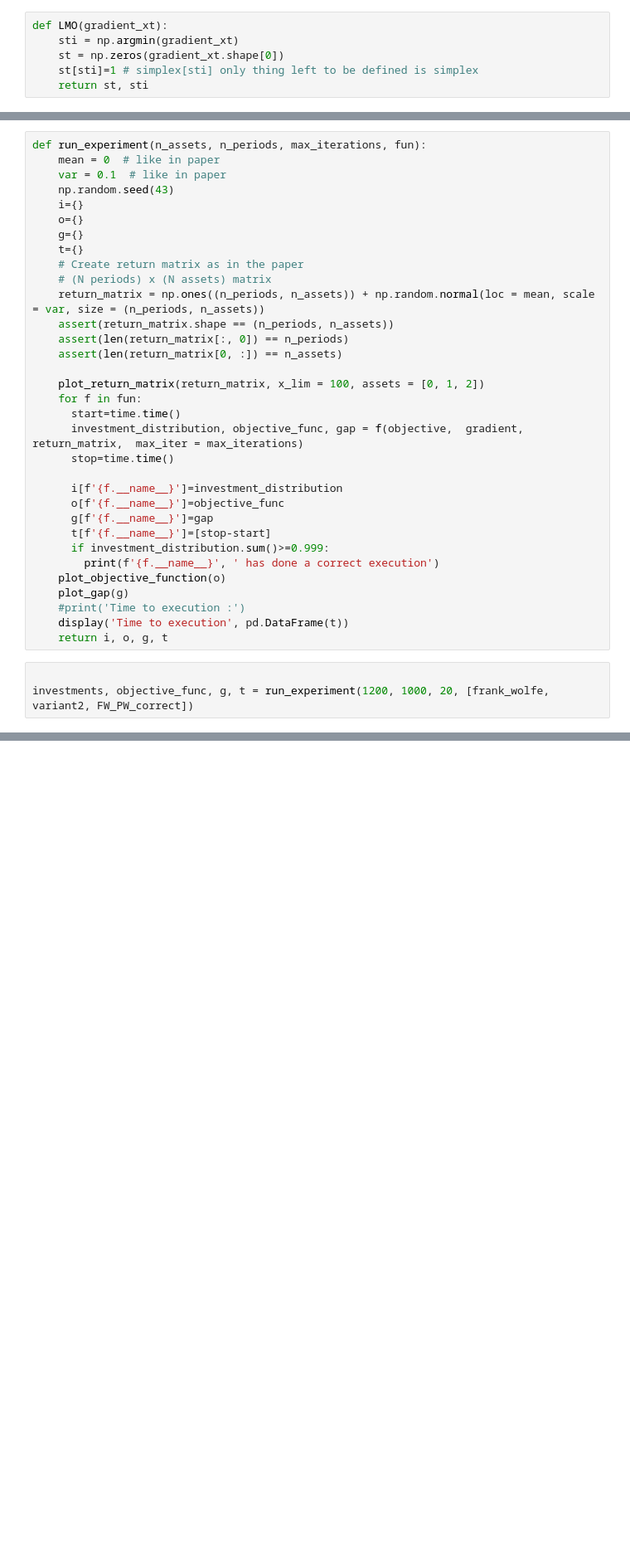
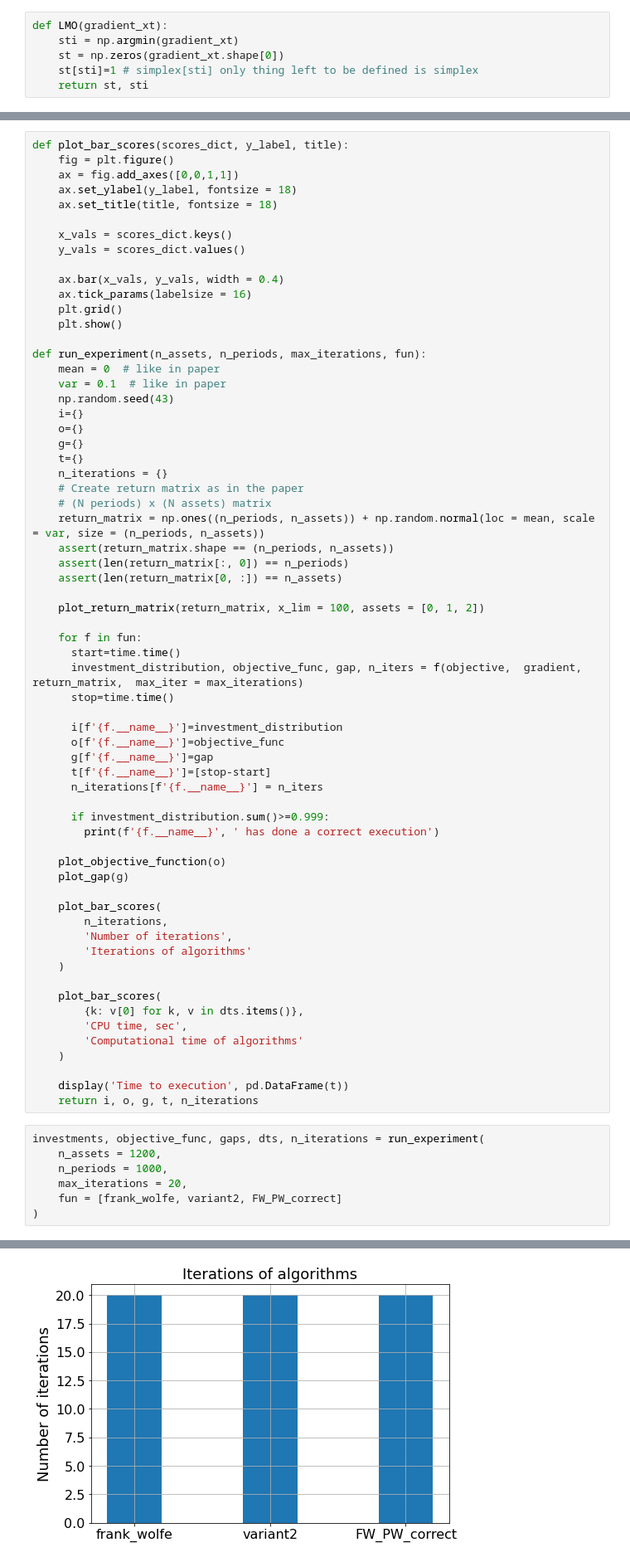
Before and after one commit to PashaIanko/Portfolio-Optimization, a Jupyter notebook: experiments.ipynb, the cells around one changed output, grey strips where cells are left out. Shown at 83% size. Cells and saved outputs as stored; diff of their text form; blank space fills up the shorter version.

Commit message:
finished visualisations

```diff
--- a/experiments.ipynb
+++ b/experiments.ipynb
@@ -252,6 +259,20 @@ def plot_return_matrix(return_matrix, x_lim, assets):
     plt.legend([f'Asset {n}' for n in assets])
     plt.grid()
 # %%
+def plot_bar_scores(scores_dict, y_label, title):
+    fig = plt.figure()
+    ax = fig.add_axes([0,0,1,1])
+    ax.set_ylabel(y_label, fontsize = 18)
+    ax.set_title(title, fontsize = 18)
+
+    x_vals = scores_dict.keys()
+    y_vals = scores_dict.values()
+
+    ax.bar(x_vals, y_vals, width = 0.4)
+    ax.tick_params(labelsize = 16)
+    plt.grid()
+    plt.show()
+
 def run_experiment(n_assets, n_periods, max_iterations, fun):
     mean = 0  # like in paper
     var = 0.1  # like in paper
@@ -260,6 +281,7 @@ def run_experiment(n_assets, n_periods, max_iterations, fun):
     o={}
     g={}
     t={}
+    n_iterations = {}
     # Create return matrix as in the paper
     # (N periods) x (N assets) matrix
     return_matrix = np.ones((n_periods, n_assets)) + np.random.normal(loc = mean, scale = var, size = (n_periods, n_assets))
@@ -268,25 +290,45 @@ def run_experiment(n_assets, n_periods, max_iterations, fun):
     assert(len(return_matrix[0, :]) == n_assets)
 
     plot_return_matrix(return_matrix, x_lim = 100, assets = [0, 1, 2])
+
     for f in fun:
       start=time.time()
-      investment_distribution, objective_func, gap = f(objective,  gradient, return_matrix,  max_iter = max_iterations)
+      investment_distribution, objective_func, gap, n_iters = f(objective,  gradient, return_matrix,  max_iter = max_iterations)
       stop=time.time()
 
       i[f'{f.__name__}']=investment_distribution
       o[f'{f.__name__}']=objective_func
       g[f'{f.__name__}']=gap
       t[f'{f.__name__}']=[stop-start]
+      n_iterations[f'{f.__name__}'] = n_iters
+
       if investment_distribution.sum()>=0.999:
         print(f'{f.__name__}', ' has done a correct execution')
+
     plot_objective_function(o)
     plot_gap(g)
-    #print('Time to execution :')
+
+    plot_bar_scores(
+        n_iterations,
+        'Number of iterations',
+        'Iterations of algorithms'
+    )
+
+    plot_bar_scores(
+        {k: v[0] for k, v in dts.items()},
+        'CPU time, sec',
+        'Computational time of algorithms'
+    )
+
     display('Time to execution', pd.DataFrame(t))
-    return i, o, g, t
+    return i, o, g, t, n_iterations
 # %%
-
-investments, objective_func, g, t = run_experiment(1200, 1000, 20, [frank_wolfe, variant2, FW_PW_correct])
+investments, objective_func, gaps, dts, n_iterations = run_experiment(
+    n_assets = 1200,
+    n_periods = 1000,
+    max_iterations = 20,
+    fun = [frank_wolfe, variant2, FW_PW_correct]
+)
 # %% [output]
 frank_wolfe  has done a correct execution
 variant2  has done a correct execution
@@ -297,3 +336,4 @@ FW_PW_correct  has done a correct execution
 [figure]
 [figure]
 [figure]
+[figure, added]
```
Also changed, not shown: parts of 17 cells of this notebook.
